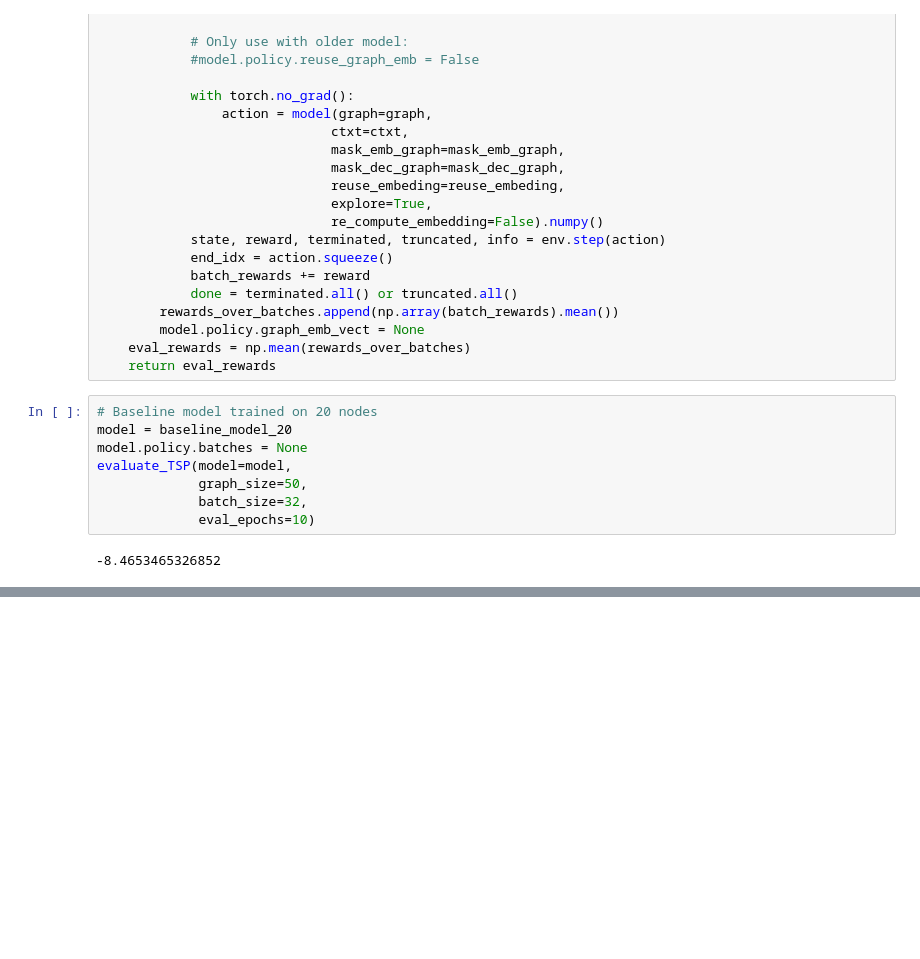
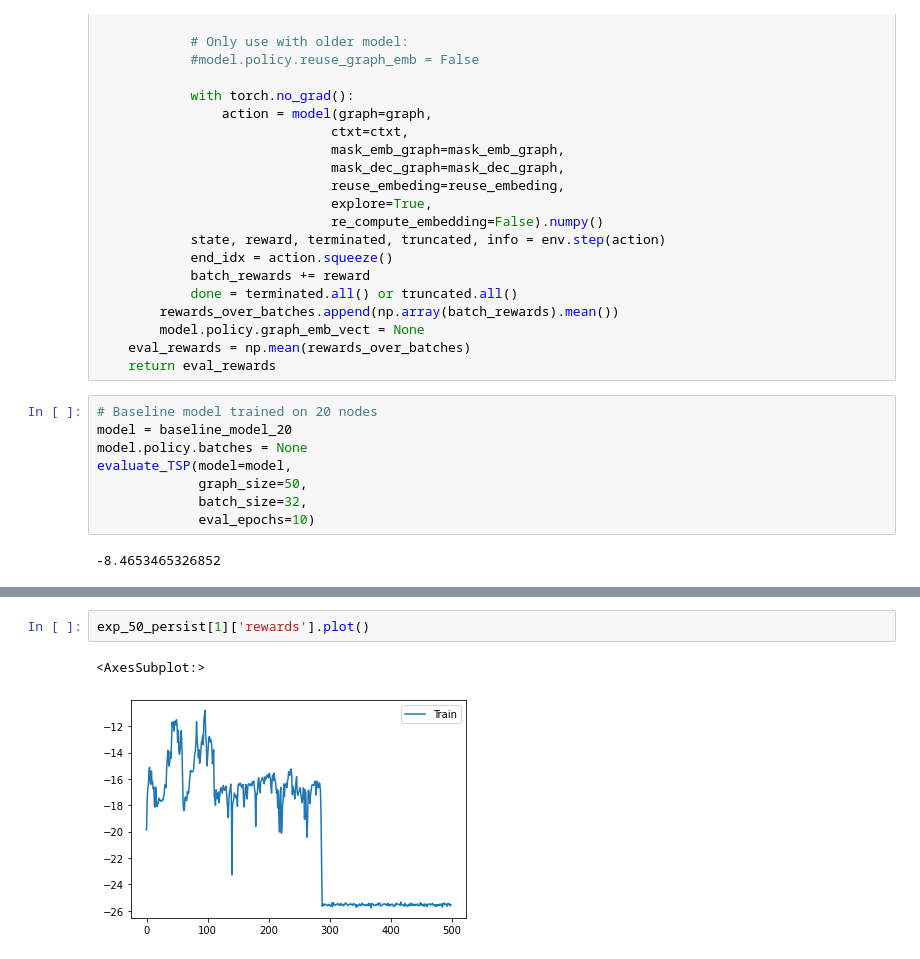
Before and after one commit to aguilarjose11/PytorchAMD, a Jupyter notebook: Model_Comparison_Across_Problems.ipynb, the cells around one changed output, grey strips where cells are left out. Cells and saved outputs as stored; diff of their text form; blank space fills up the shorter version.

```diff
--- a/Model_Comparison_Across_Problems.ipynb
+++ b/Model_Comparison_Across_Problems.ipynb
@@ -103,0 +115,5 @@ evaluate_TSP(model=model,
+# %%
+exp_50_persist[1]['rewards'].plot()
+# %% [output]
+<AxesSubplot:>
+[figure, added]
```
Also changed, not shown: parts of 7 cells of this notebook, 7 other files.
